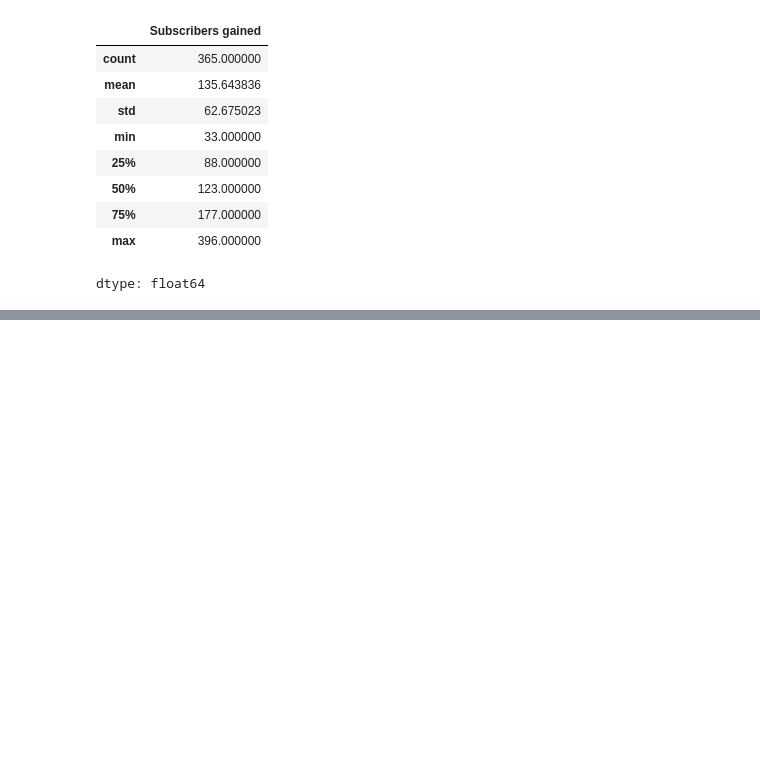
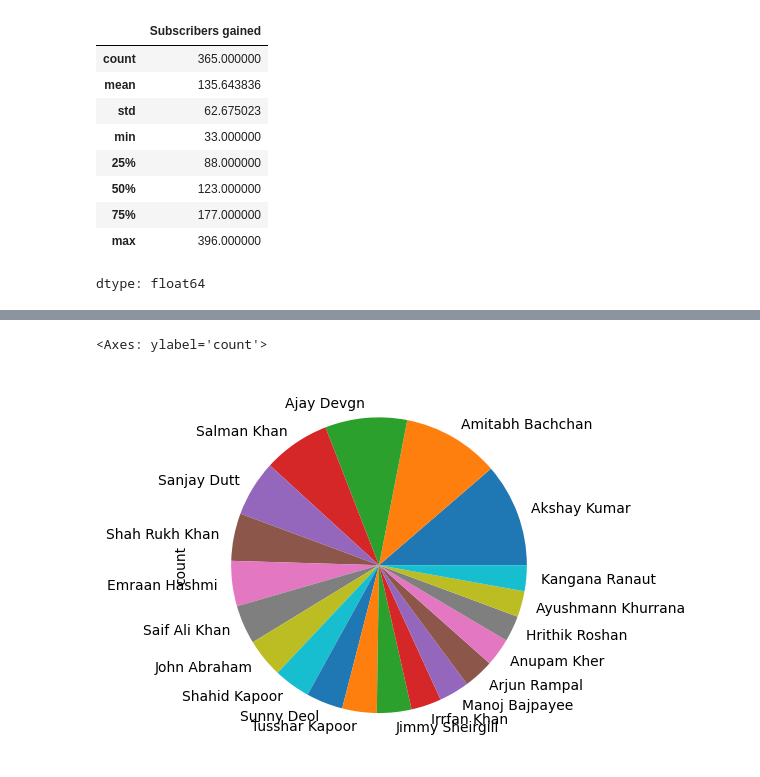
Before and after one commit to UKD1211/DataScience_Slogbook_ISI_placement_prep, a Jupyter notebook: Pandas_1.ipynb, the cells around one changed output, grey strips where cells are left out. Cells and saved outputs as stored; diff of their text form; code cells hidden in the pictures; blank space fills up the shorter version.

```diff
--- a/Pandas_1.ipynb
+++ b/Pandas_1.ipynb
@@ -468,0 +966,5 @@ dtype: float64
+# %%
+bollywood.value_counts().head(20).plot(kind = 'pie')
+# %% [output]
+<Axes: ylabel='count'>
+[figure, added]
```
Also changed, not shown: parts of 61 cells of this notebook.
